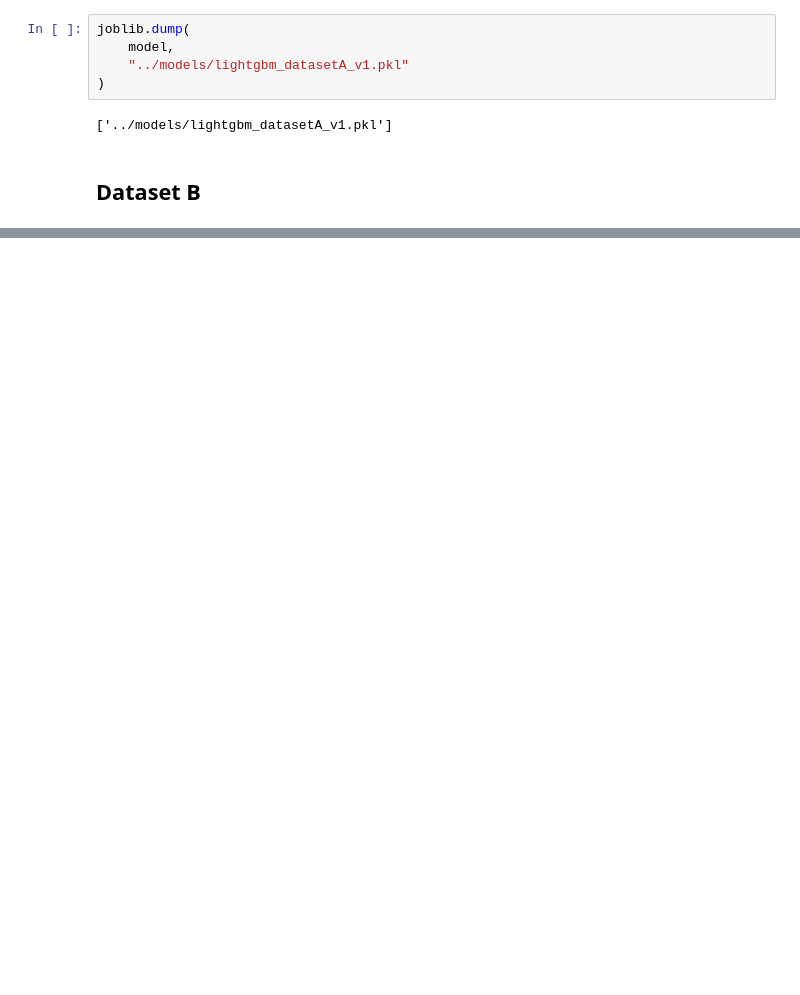
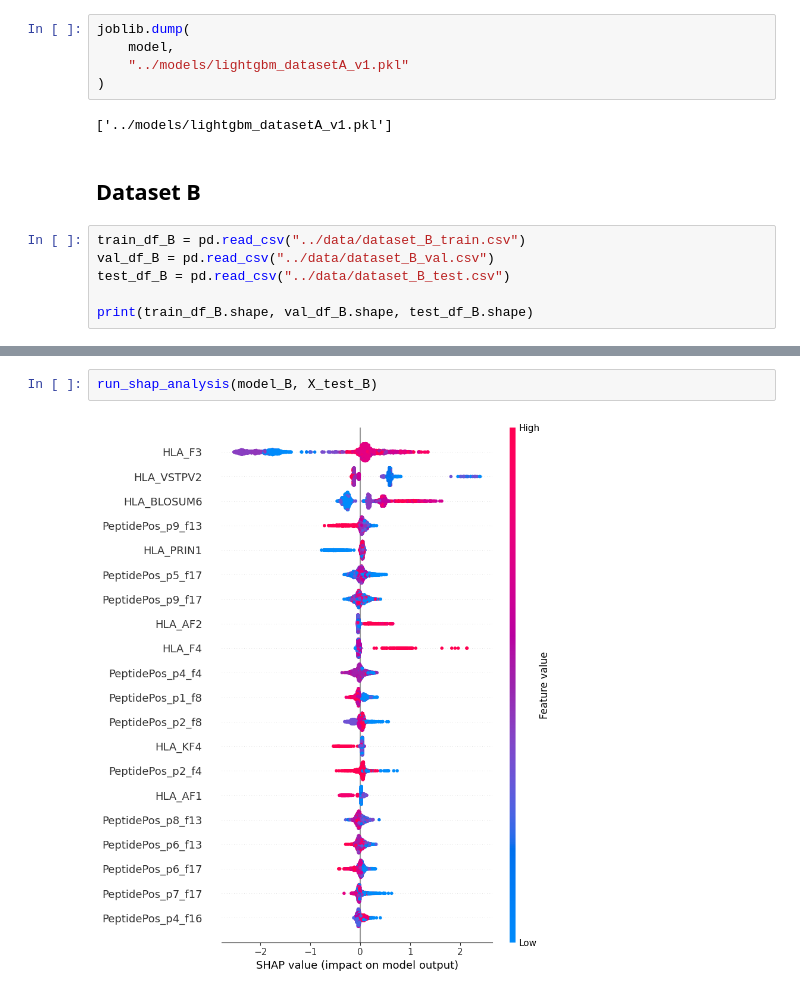
Before and after one commit to nikitarjsh/PIPER, a Jupyter notebook: src/lightGBM.ipynb, the cells around one changed output, grey strips where cells are left out. Cells and saved outputs as stored; diff of their text form; blank space fills up the shorter version.

```diff
--- a/src/lightGBM.ipynb
+++ b/src/lightGBM.ipynb
@@ -162,3 +166,9 @@ joblib.dump(
 ['../models/lightgbm_datasetA_v1.pkl']
 # %% [markdown]
 ## Dataset B
+# %%
+train_df_B = pd.read_csv("../data/dataset_B_train.csv")
+val_df_B = pd.read_csv("../data/dataset_B_val.csv")
+test_df_B = pd.read_csv("../data/dataset_B_test.csv")
+
+print(train_df_B.shape, val_df_B.shape, test_df_B.shape)
@@ -164,0 +317,4 @@ joblib.dump(
+# %%
+run_shap_analysis(model_B, X_test_B)
+# %% [output]
+[figure, added]
```
Also changed, not shown: parts of 23 cells of this notebook.
